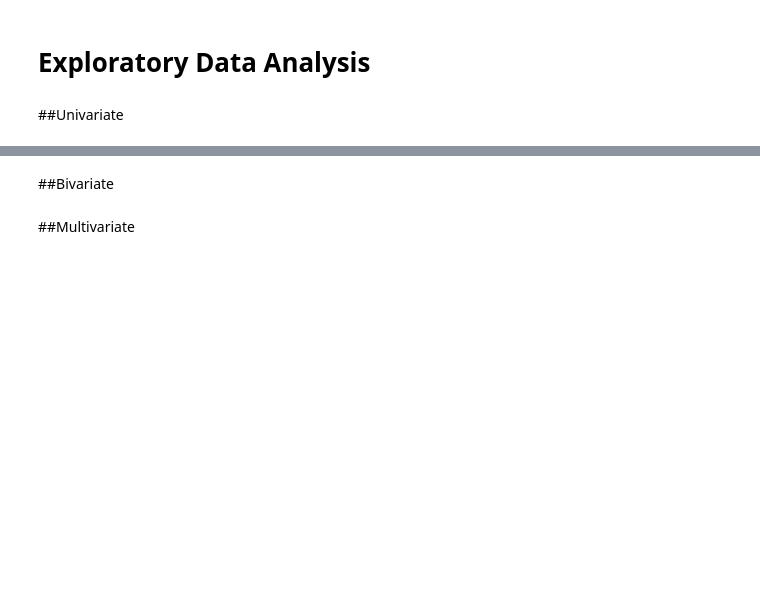
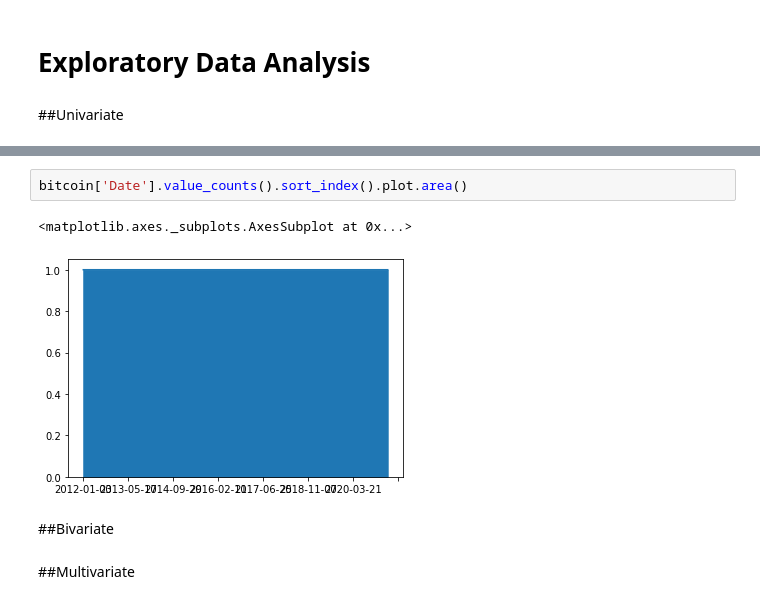
Before and after one commit to SiirenVincent/Bitcoin_Bubble_Prediction, a Jupyter notebook: Bitcoin_Project.ipynb, the cells around one changed output, grey strips where cells are left out. Saved outputs shown, nothing was run; the diff lists cells and outputs as text; blank space fills up the shorter version.

```diff
--- a/Bitcoin_Project.ipynb
+++ b/Bitcoin_Project.ipynb
@@ -71,3 +186,8 @@ warnings.filterwarnings(action='ignore')
+# %%
+bitcoin['Date'].value_counts().sort_index().plot.area()
+# %% [output]
+<matplotlib.axes._subplots.AxesSubplot at 0x...>
+[figure, added]
 # %% [markdown]
 ##Bivariate
 # %% [markdown]
```
Also changed, not shown: parts of 48 cells of this notebook.
